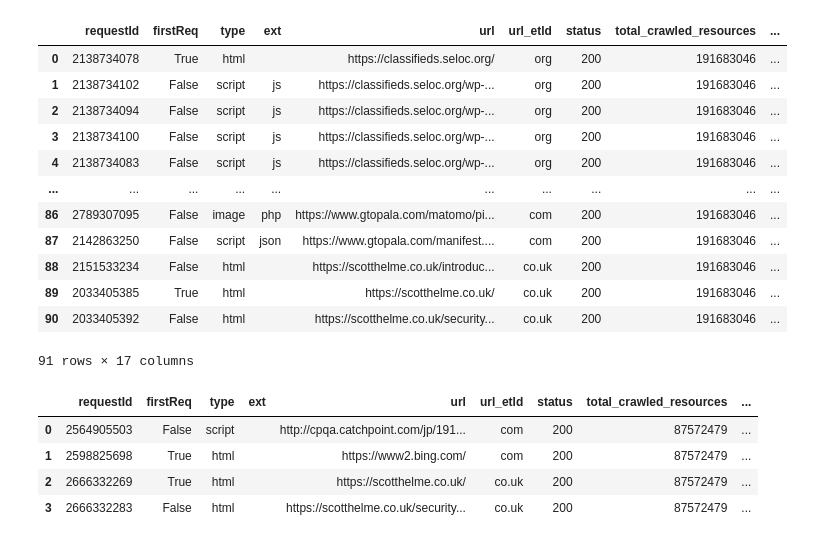
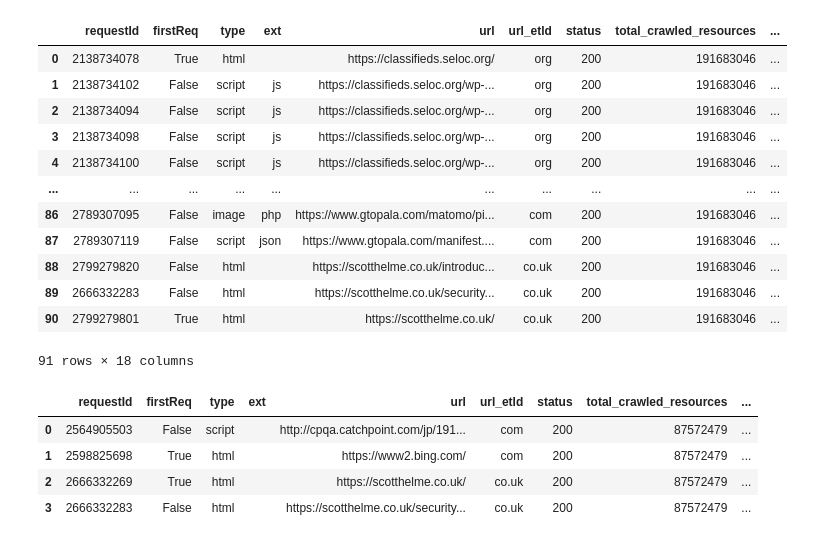
Before and after one commit to JurikMatej/IBP-NEL-Analysis-Scripts, a Jupyter notebook: downloaded_data_merge_integrity_test.ipynb, the cells around one changed output. Saved outputs shown, nothing was run; the diff lists cells and outputs as text; code cells hidden in the pictures.

```diff
--- a/downloaded_data_merge_integrity_test.ipynb
+++ b/downloaded_data_merge_integrity_test.ipynb
@@ -1,20 +1,20 @@
 # %%
 import pandas as pd
 # %%
-merged = pd.read_parquet('httparchive_data_raw/nel_data_2018_10.parquet')
+merged = pd.read_parquet('httparchive_data_raw_new/nel_data_2018_10.parquet')
 merged
 # %% [output]
 |  | requestId | firstReq | type | ext | url | url_etld | status | total_crawled_resources | ... |
 | 0 | 2138734078 | True | html |  | https://classifieds.seloc.org/ | org | 200 | 191683046 | ... |
 | 1 | 2138734102 | False | script | js | https://classifieds.seloc.org/wp-... | org | 200 | 191683046 | ... |
 | 2 | 2138734094 | False | script | js | https://classifieds.seloc.org/wp-... | org | 200 | 191683046 | ... |
-| 3 | 2138734100 | False | script | js | https://classifieds.seloc.org/wp-... | org | 200 | 191683046 | ... |
-| 4 | 2138734083 | False | script | js | https://classifieds.seloc.org/wp-... | org | 200 | 191683046 | ... |
+| 3 | 2138734098 | False | script | js | https://classifieds.seloc.org/wp-... | org | 200 | 191683046 | ... |
+| 4 | 2138734100 | False | script | js | https://classifieds.seloc.org/wp-... | org | 200 | 191683046 | ... |
 | ... | ... | ... | ... | ... | ... | ... | ... | ... | ... |
 | 86 | 2789307095 | False | image | php | https://www.gtopala.com/matomo/pi... | com | 200 | 191683046 | ... |
-| 87 | 2142863250 | False | script | json | https://www.gtopala.com/manifest.... | com | 200 | 191683046 | ... |
-| 88 | 2151533234 | False | html |  | https://scotthelme.co.uk/introduc... | co.uk | 200 | 191683046 | ... |
-| 89 | 2033405385 | True | html |  | https://scotthelme.co.uk/ | co.uk | 200 | 191683046 | ... |
-| 90 | 2033405392 | False | html |  | https://scotthelme.co.uk/security... | co.uk | 200 | 191683046 | ... |
+| 87 | 2789307119 | False | script | json | https://www.gtopala.com/manifest.... | com | 200 | 191683046 | ... |
+| 88 | 2799279820 | False | html |  | https://scotthelme.co.uk/introduc... | co.uk | 200 | 191683046 | ... |
+| 89 | 2666332283 | False | html |  | https://scotthelme.co.uk/security... | co.uk | 200 | 191683046 | ... |
+| 90 | 2799279801 | True | html |  | https://scotthelme.co.uk/ | co.uk | 200 | 191683046 | ... |
-91 rows × 17 columns
+91 rows × 18 columns
 # %%
```
Also changed, not shown: parts of 5 cells of this notebook, 7 other files.
